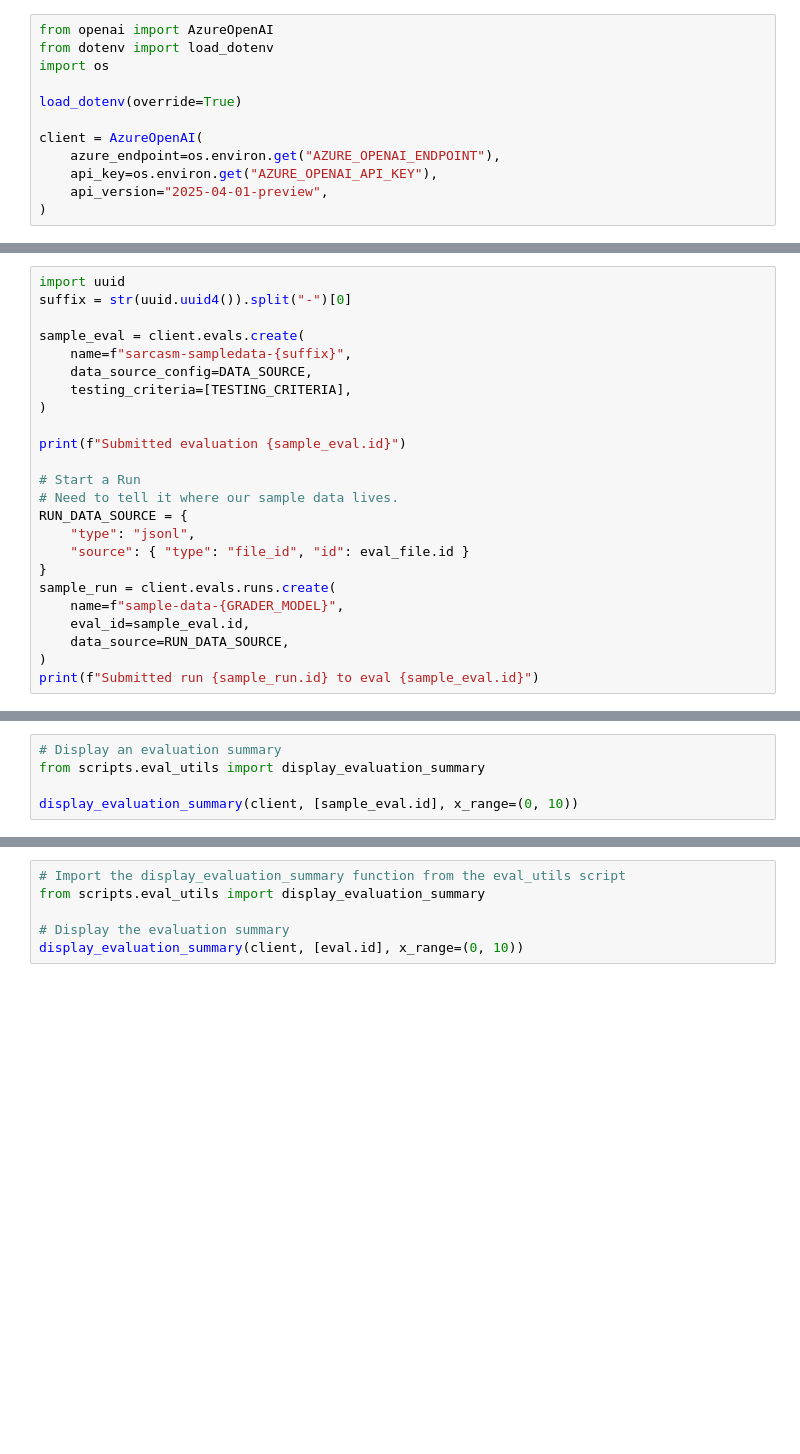
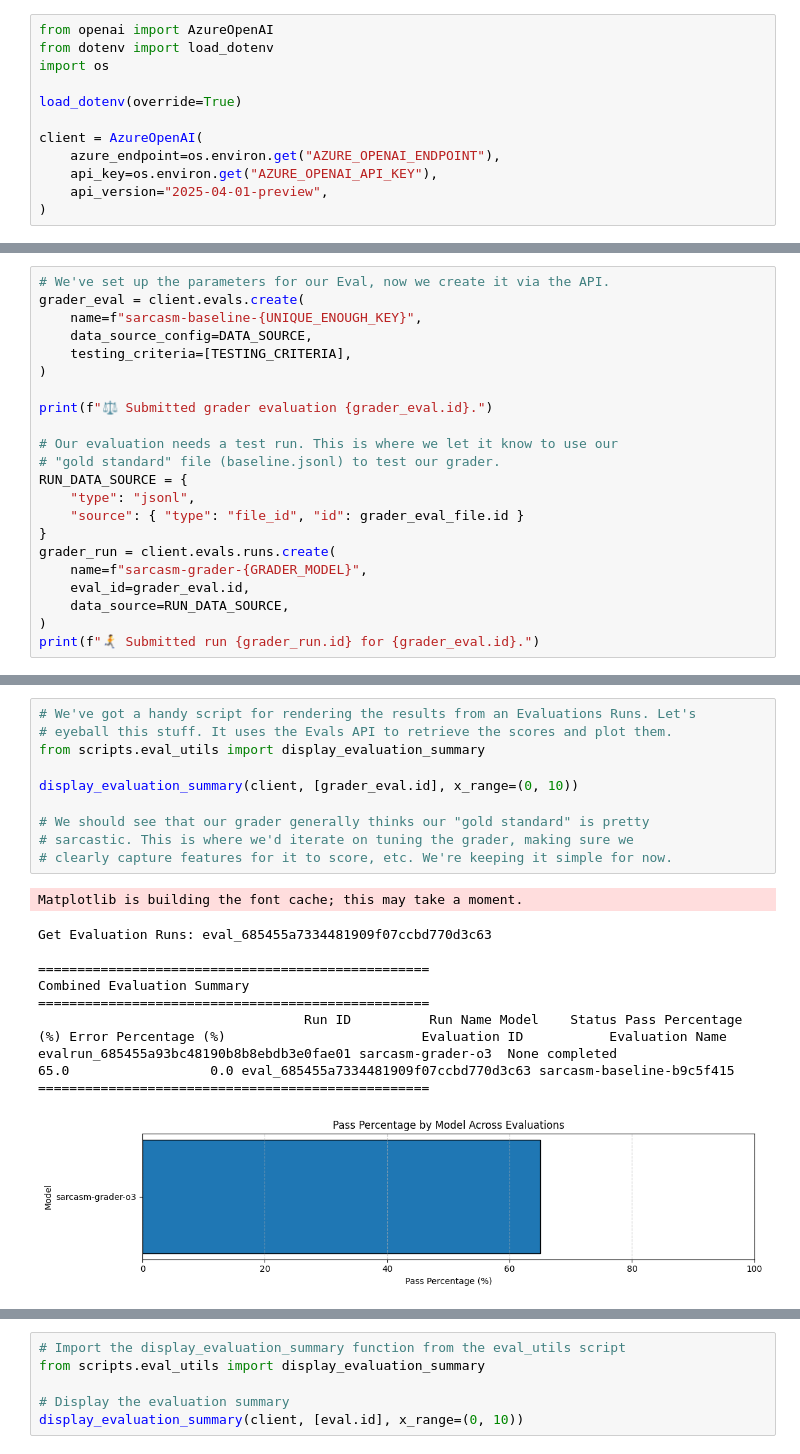
Before and after one commit to pasindupurnamal98/distilling-sarcasm, a Jupyter notebook: sarcasm.ipynb, the cells around one changed output, grey strips where cells are left out. Saved outputs shown, nothing was run; the diff lists cells and outputs as text; blank space fills up the shorter version.

```diff
--- a/sarcasm.ipynb
+++ b/sarcasm.ipynb
@@ -124,25 +173,23 @@ TESTING_CRITERIA = {
 }
 # %%
-import uuid
-suffix = str(uuid.uuid4()).split("-")[0]
-
-sample_eval = client.evals.create(
-    name=f"sarcasm-sampledata-{suffix}",
+# We've set up the parameters for our Eval, now we create it via the API.
+grader_eval = client.evals.create(
+    name=f"sarcasm-baseline-{UNIQUE_ENOUGH_KEY}",
     data_source_config=DATA_SOURCE,
     testing_criteria=[TESTING_CRITERIA],
 )
 
-print(f"Submitted evaluation {sample_eval.id}")
+print(f"⚖️ Submitted grader evaluation {grader_eval.id}.")
 
-# Start a Run
-# Need to tell it where our sample data lives.
+# Our evaluation needs a test run. This is where we let it know to use our
+# "gold standard" file (baseline.jsonl) to test our grader.
 RUN_DATA_SOURCE = {
     "type": "jsonl",
-    "source": { "type": "file_id", "id": eval_file.id }
+    "source": { "type": "file_id", "id": grader_eval_file.id }
 }
-sample_run = client.evals.runs.create(
-    name=f"sample-data-{GRADER_MODEL}",
-    eval_id=sample_eval.id,
+grader_run = client.evals.runs.create(
+    name=f"sarcasm-grader-{GRADER_MODEL}",
+    eval_id=grader_eval.id,
     data_source=RUN_DATA_SOURCE,
 )
-print(f"Submitted run {sample_run.id} to eval {sample_eval.id}")
+print(f"🏃‍➡️ Submitted run {grader_run.id} for {grader_eval.id}.")
@@ -168,5 +219,21 @@ print(f"Run {sample_run.id}: {sample_run.status}")
 # %%
-# Display an evaluation summary
+# We've got a handy script for rendering the results from an Evaluations Runs. Let's
+# eyeball this stuff. It uses the Evals API to retrieve the scores and plot them.
 from scripts.eval_utils import display_evaluation_summary
 
-display_evaluation_summary(client, [sample_eval.id], x_range=(0, 10))
+display_evaluation_summary(client, [grader_eval.id], x_range=(0, 10))
+
+# We should see that our grader generally thinks our "gold standard" is pretty
+# sarcastic. This is where we'd iterate on tuning the grader, making sure we
+# clearly capture features for it to score, etc. We're keeping it simple for now.
+# %% [output]
+Matplotlib is building the font cache; this may take a moment.
+Get Evaluation Runs: eval_685455a7334481909f07ccbd770d3c63
+
+==================================================
+Combined Evaluation Summary
+==================================================
+                                  Run ID          Run Name Model    Status Pass Percentage (%) Error Percentage (%)                         Evaluation ID           Evaluation Name
+evalrun_685455a93bc48190b8b8ebdb3e0fae01 sarcasm-grader-o3  None completed                65.0                  0.0 eval_685455a7334481909f07ccbd770d3c63 sarcasm-baseline-b9c5f415
+==================================================
+[figure, added]
```
Also changed, not shown: parts of 25 cells of this notebook, 3 other files.
